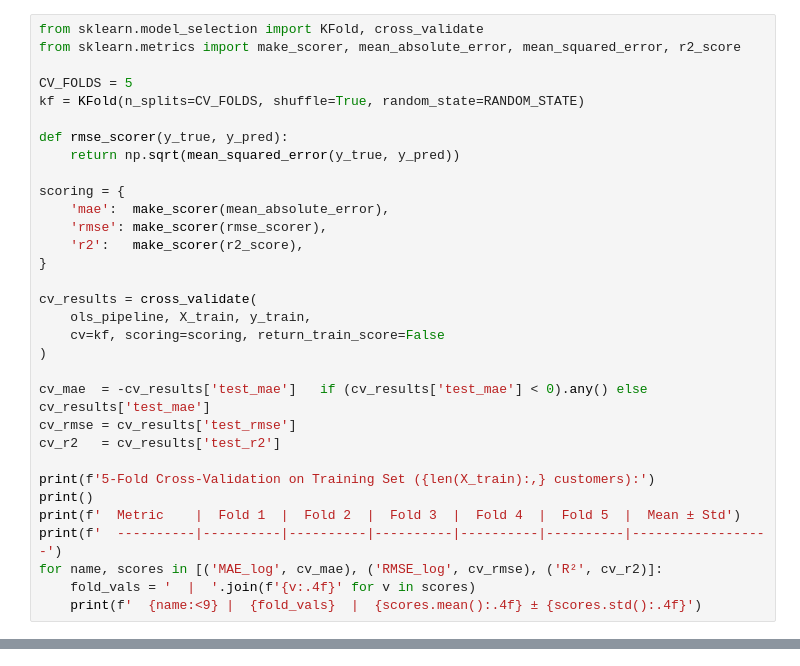
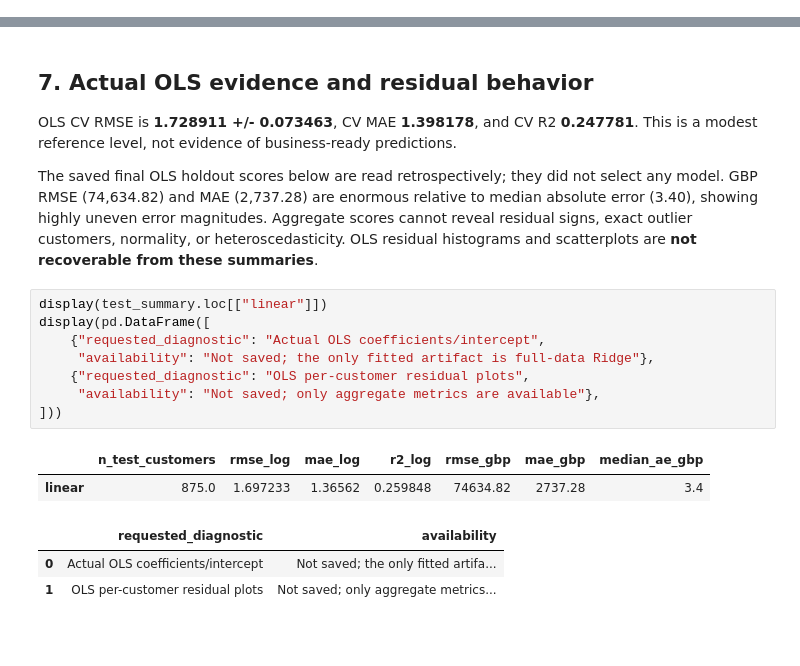
Before and after one commit to singhpritam18/ecommerce-customer-value-prediction-using-regression-model, a Jupyter notebook: notebooks/06-linear-regression-baseline.ipynb, the cells around one changed output, grey strips where cells are left out. Cells and saved outputs as stored; diff of their text form; blank space fills up the shorter version.

```diff
--- a/notebooks/06-linear-regression-baseline.ipynb
+++ b/notebooks/06-linear-regression-baseline.ipynb
@@ -530,32 +0,0 @@ touching the test data.
-# %%
-from sklearn.model_selection import KFold, cross_validate
-from sklearn.metrics import make_scorer, mean_absolute_error, mean_squared_error, r2_score
-
-CV_FOLDS = 5
-kf = KFold(n_splits=CV_FOLDS, shuffle=True, random_state=RANDOM_STATE)
-
-def rmse_scorer(y_true, y_pred):
-    return np.sqrt(mean_squared_error(y_true, y_pred))
-
-scoring = {
-    'mae':  make_scorer(mean_absolute_error),
-    'rmse': make_scorer(rmse_scorer),
-    'r2':   make_scorer(r2_score),
-}
-
-cv_results = cross_validate(
-    ols_pipeline, X_train, y_train,
-    cv=kf, scoring=scoring, return_train_score=False
-)
-
-cv_mae  = -cv_results['test_mae']   if (cv_results['test_mae'] < 0).any() else cv_results['test_mae']
-cv_rmse = cv_results['test_rmse']
-cv_r2   = cv_results['test_r2']
-
-print(f'5-Fold Cross-Validation on Training Set ({len(X_train):,} customers):')
-print()
-print(f'  Metric    |  Fold 1  |  Fold 2  |  Fold 3  |  Fold 4  |  Fold 5  |  Mean ± Std')
-print(f'  ----------|----------|----------|----------|----------|----------|------------------')
-for name, scores in [('MAE_log', cv_mae), ('RMSE_log', cv_rmse), ('R²', cv_r2)]:
-    fold_vals = '  |  '.join(f'{v:.4f}' for v in scores)
-    print(f'  {name:<9} |  {fold_vals}  |  {scores.mean():.4f} ± {scores.std():.4f}')
@@ -1285,0 +300,27 @@ both features are in standard deviations — the regularisation penalty is appli
+# %% [markdown]
+## 7. Actual OLS evidence and residual behavior
+
+OLS CV RMSE is **1.728911 +/- 0.073463**, CV MAE **1.398178**,
+and CV R2 **0.247781**. This is a modest reference level, not evidence of
+business-ready predictions.
+
+The saved final OLS holdout scores below are read retrospectively; they did
+not select any model. GBP RMSE (74,634.82) and MAE (2,737.28) are enormous
+relative to median absolute error (3.40), showing highly uneven error
+magnitudes. Aggregate scores cannot reveal residual signs, exact outlier
+customers, normality, or heteroscedasticity. OLS residual histograms and
+scatterplots are **not recoverable from these summaries**.
+# %%
+display(test_summary.loc[["linear"]])
+display(pd.DataFrame([
+    {"requested_diagnostic": "Actual OLS coefficients/intercept",
+     "availability": "Not saved; the only fitted artifact is full-data Ridge"},
+    {"requested_diagnostic": "OLS per-customer residual plots",
+     "availability": "Not saved; only aggregate metrics are available"},
+]))
+# %% [output]
+|  | n_test_customers | rmse_log | mae_log | r2_log | rmse_gbp | mae_gbp | median_ae_gbp |
+| linear | 875.0 | 1.697233 | 1.36562 | 0.259848 | 74634.82 | 2737.28 | 3.4 |
+|  | requested_diagnostic | availability |
+| 0 | Actual OLS coefficients/intercept | Not saved; the only fitted artifa... |
+| 1 | OLS per-customer residual plots | Not saved; only aggregate metrics... |
```
Also changed, not shown: parts of 74 cells of this notebook, 5 other files.
